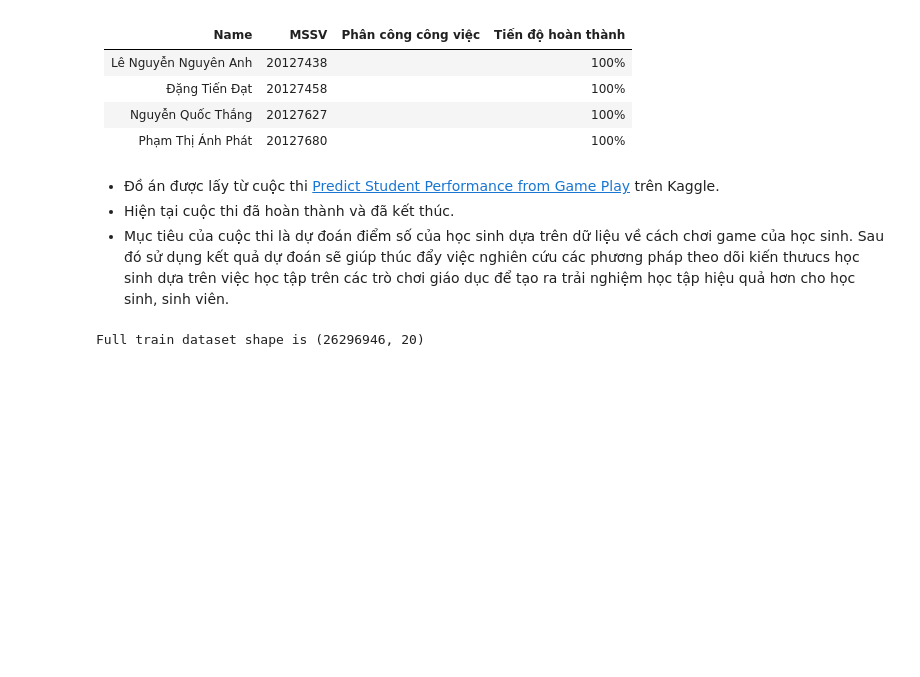
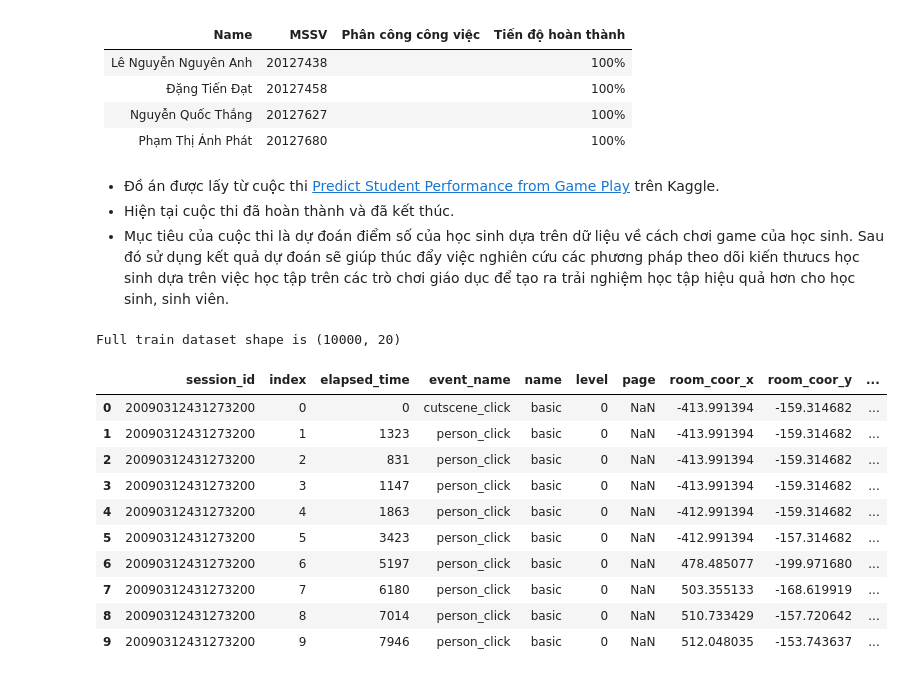
Before and after one commit to nthanq2505/Predict-Student-Performance-from-Game-Play, a Jupyter notebook: main.ipynb, the cells around one changed output. Drawn from its saved outputs; the diff is of its cells as text; code cells hidden in the pictures; blank space fills up the shorter version.

```diff
--- a/main.ipynb
+++ b/main.ipynb
@@ -24,7 +24,7 @@ import seaborn as sns
 - Mục tiêu của cuộc thi là dự đoán điểm số của học sinh dựa trên dữ liệu về cách chơi game của học sinh. Sau đó sử dụng kết quả dự đoán sẽ giúp thúc đẩy việc nghiên cứu các phương pháp theo dõi kiến thưucs học sinh dựa trên việc học tập trên các trò chơi giáo dục để tạo ra trải nghiệm học tập hiệu quả hơn cho học sinh, sinh viên.
 # %%
 dtypes={
-    'elapsed_time':np.int32,
+    'elapsed_time':np.int64,
     'event_name':'category',
     'name':'category',
     'level':np.uint8,
@@ -42,7 +42,21 @@ dtypes={
     'music':'category',
     'level_group':'category'}
 
-data1 = pd.read_csv('./data/train.csv', dtype=dtypes)
+data1 = pd.read_csv('./data/train.csv', dtype=dtypes,nrows=10000)
 print("Full train dataset shape is {}".format(data1.shape))
 # %% [output]
-Full train dataset shape is (26296946, 20)
+Full train dataset shape is (10000, 20)
+# %%
+data1.head(10)
+# %% [output]
+|  | session_id | index | elapsed_time | event_name | name | level | page | room_coor_x | room_coor_y | ... |
+| 0 | 20090312431273200 | 0 | 0 | cutscene_click | basic | 0 | NaN | -413.991394 | -159.314682 | ... |
+| 1 | 20090312431273200 | 1 | 1323 | person_click | basic | 0 | NaN | -413.991394 | -159.314682 | ... |
+| 2 | 20090312431273200 | 2 | 831 | person_click | basic | 0 | NaN | -413.991394 | -159.314682 | ... |
+| 3 | 20090312431273200 | 3 | 1147 | person_click | basic | 0 | NaN | -413.991394 | -159.314682 | ... |
+| 4 | 20090312431273200 | 4 | 1863 | person_click | basic | 0 | NaN | -412.991394 | -159.314682 | ... |
+| 5 | 20090312431273200 | 5 | 3423 | person_click | basic | 0 | NaN | -412.991394 | -157.314682 | ... |
+| 6 | 20090312431273200 | 6 | 5197 | person_click | basic | 0 | NaN | 478.485077 | -199.971680 | ... |
+| 7 | 20090312431273200 | 7 | 6180 | person_click | basic | 0 | NaN | 503.355133 | -168.619919 | ... |
+| 8 | 20090312431273200 | 8 | 7014 | person_click | basic | 0 | NaN | 510.733429 | -157.720642 | ... |
+| 9 | 20090312431273200 | 9 | 7946 | person_click | basic | 0 | NaN | 512.048035 | -153.743637 | ... |
```
Also changed, not shown: parts of 14 cells of this notebook, 3 other files.
